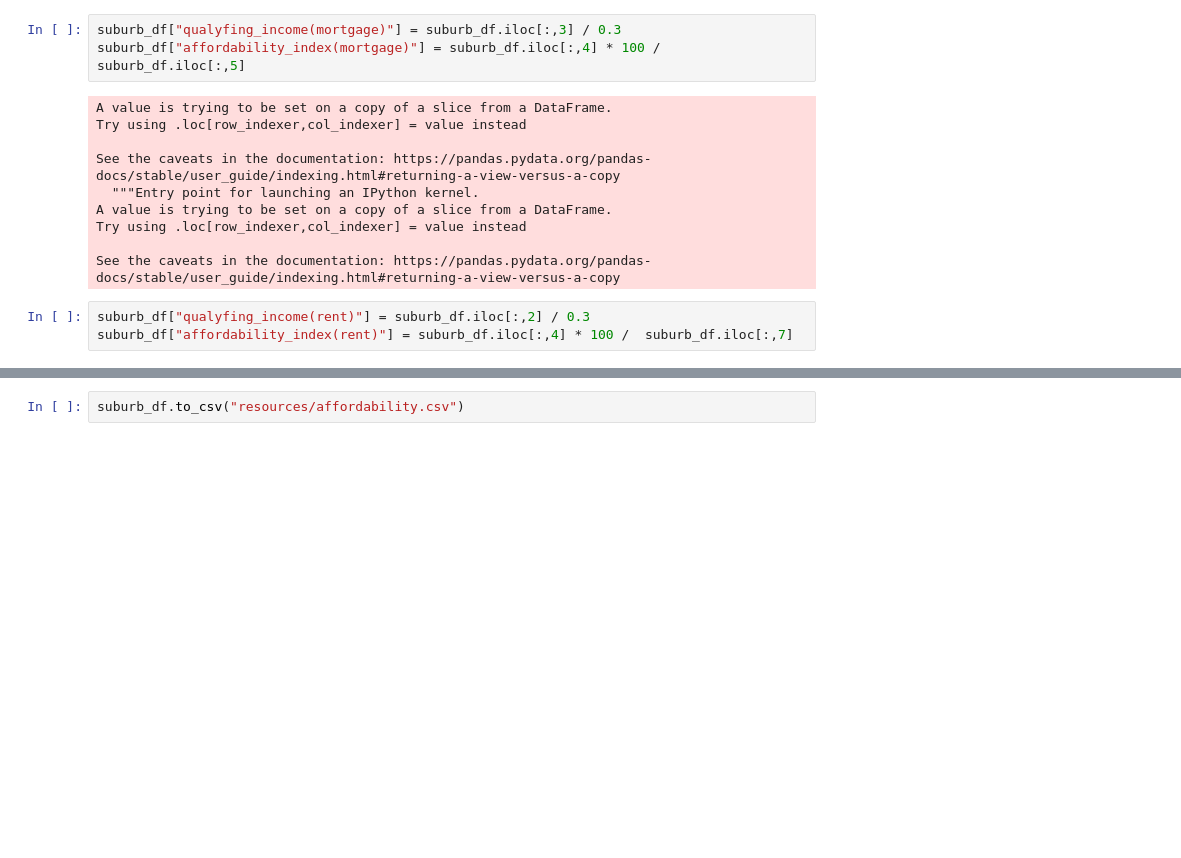
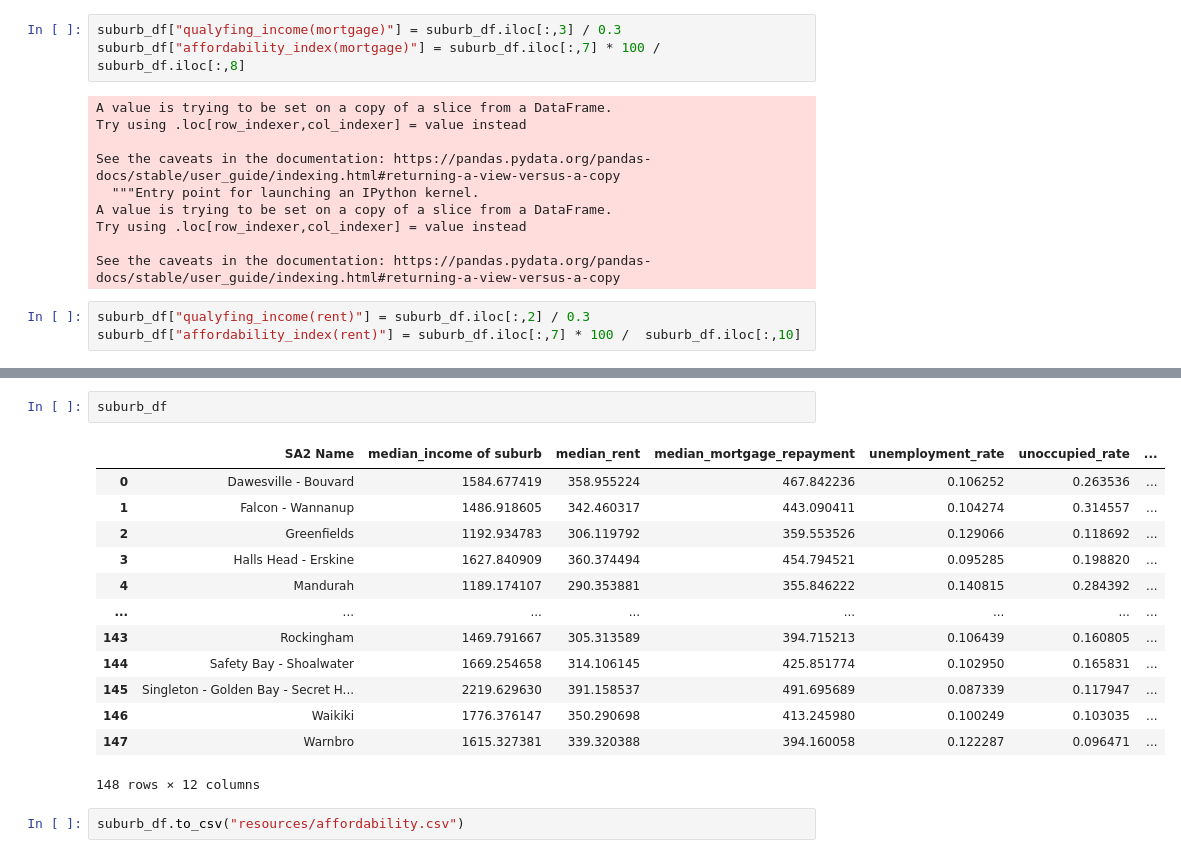
Before and after one commit to jiroken25/project-property, a Jupyter notebook: graph.ipynb, the cells around one changed output, grey strips where cells are left out. Cells and saved outputs as stored; diff of their text form; blank space fills up the shorter version.

```diff
--- a/graph.ipynb
+++ b/graph.ipynb
@@ -56,7 +91,7 @@ Qualifying Income = Mortgage Repayments / 30%
 * This time usign median insted of average as average has more impact from outlier.
 # %%
 suburb_df["qualyfing_income(mortgage)"] = suburb_df.iloc[:,3] / 0.3
-suburb_df["affordability_index(mortgage)"] = suburb_df.iloc[:,4] * 100 /  suburb_df.iloc[:,5]
+suburb_df["affordability_index(mortgage)"] = suburb_df.iloc[:,7] * 100 /  suburb_df.iloc[:,8]
 # %% [output]
 A value is trying to be set on a copy of a slice from a DataFrame.
 Try using .loc[row_indexer,col_indexer] = value instead
@@ -69,4 +104,4 @@ Try using .loc[row_indexer,col_indexer] = value instead
 See the caveats in the documentation: https://pandas.pydata.org/pandas-docs/stable/user_guide/indexing.html#returning-a-view-versus-a-copy
 # %%
 suburb_df["qualyfing_income(rent)"] = suburb_df.iloc[:,2] / 0.3
-suburb_df["affordability_index(rent)"] = suburb_df.iloc[:,4] * 100 /  suburb_df.iloc[:,7]
+suburb_df["affordability_index(rent)"] = suburb_df.iloc[:,7] * 100 /  suburb_df.iloc[:,10]
@@ -73,3 +118,19 @@ suburb_df["affordability_index(rent)"] = suburb_df.iloc[:,4] * 100 /  suburb_df.
+# %%
+suburb_df
+# %% [output]
+|  | SA2 Name | median_income of suburb | median_rent | median_mortgage_repayment | unemployment_rate | unoccupied_rate | ... |
+| 0 | Dawesville - Bouvard | 1584.677419 | 358.955224 | 467.842236 | 0.106252 | 0.263536 | ... |
+| 1 | Falcon - Wannanup | 1486.918605 | 342.460317 | 443.090411 | 0.104274 | 0.314557 | ... |
+| 2 | Greenfields | 1192.934783 | 306.119792 | 359.553526 | 0.129066 | 0.118692 | ... |
+| 3 | Halls Head - Erskine | 1627.840909 | 360.374494 | 454.794521 | 0.095285 | 0.198820 | ... |
+| 4 | Mandurah | 1189.174107 | 290.353881 | 355.846222 | 0.140815 | 0.284392 | ... |
+| ... | ... | ... | ... | ... | ... | ... | ... |
+| 143 | Rockingham | 1469.791667 | 305.313589 | 394.715213 | 0.106439 | 0.160805 | ... |
+| 144 | Safety Bay - Shoalwater | 1669.254658 | 314.106145 | 425.851774 | 0.102950 | 0.165831 | ... |
+| 145 | Singleton - Golden Bay - Secret H... | 2219.629630 | 391.158537 | 491.695689 | 0.087339 | 0.117947 | ... |
+| 146 | Waikiki | 1776.376147 | 350.290698 | 413.245980 | 0.100249 | 0.103035 | ... |
+| 147 | Warnbro | 1615.327381 | 339.320388 | 394.160058 | 0.122287 | 0.096471 | ... |
+148 rows × 12 columns
 # %%
 suburb_df.to_csv("resources/affordability.csv")
 # %% [markdown]
```
Also changed, not shown: parts of 16 cells of this notebook, 1 other file.
